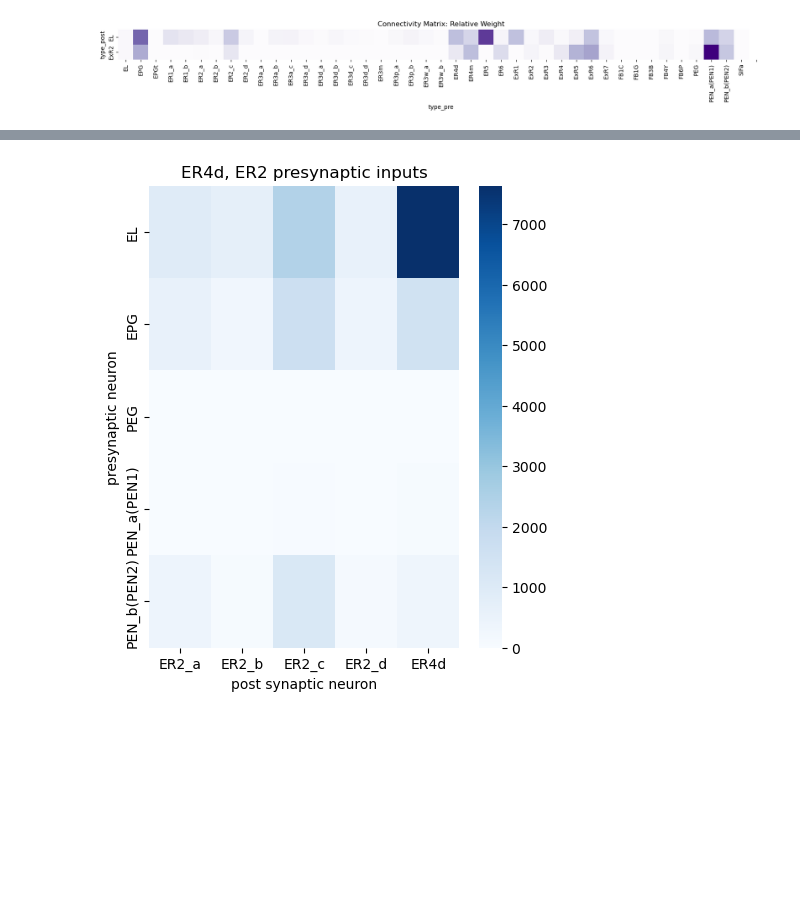
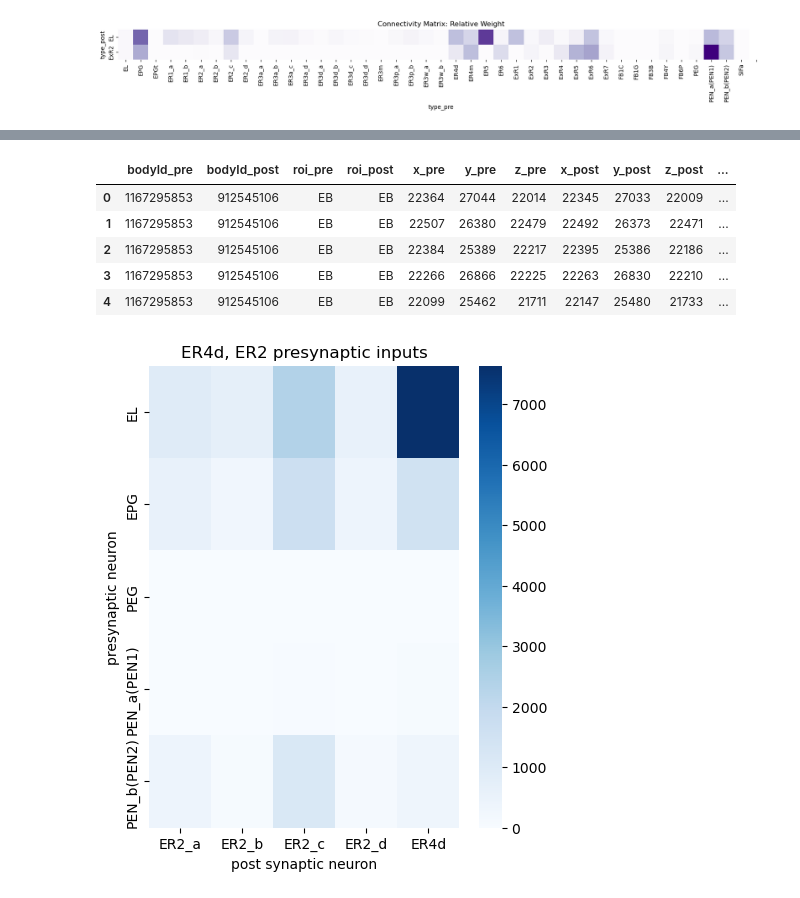
Before and after one commit to yfisher-lab/NeuromodPlasticity, a Jupyter notebook: Notebooks/connectomics_analysis/EL_connectomics.ipynb, the cells around one changed output, grey strips where cells are left out. Cells and saved outputs as stored; diff of their text form; code cells hidden in the pictures; blank space fills up the shorter version.

```diff
--- a/Notebooks/connectomics_analysis/EL_connectomics.ipynb
+++ b/Notebooks/connectomics_analysis/EL_connectomics.ipynb
@@ -138,0 +139,12 @@ RuntimeError: Please pass an integer body ID, not 'EB'
+# %%
+epg_query = NC(type=['EPG'], inputRois=['EB'])
+# neuron_df, conn_df = npt.fetch_adjacencies(ring_query, epg_query, rois=['EB'])
+conn_df = npt.fetch_synapse_connections(source_criteria=ring_query, target_criteria=epg_query)
+conn_df.head()
+# %% [output]
+|  | bodyId_pre | bodyId_post | roi_pre | roi_post | x_pre | y_pre | z_pre | x_post | y_post | z_post | ... |
+| 0 | 1167295853 | 912545106 | EB | EB | 22364 | 27044 | 22014 | 22345 | 27033 | 22009 | ... |
+| 1 | 1167295853 | 912545106 | EB | EB | 22507 | 26380 | 22479 | 22492 | 26373 | 22471 | ... |
+| 2 | 1167295853 | 912545106 | EB | EB | 22384 | 25389 | 22217 | 22395 | 25386 | 22186 | ... |
+| 3 | 1167295853 | 912545106 | EB | EB | 22266 | 26866 | 22225 | 22263 | 26830 | 22210 | ... |
+| 4 | 1167295853 | 912545106 | EB | EB | 22099 | 25462 | 21711 | 22147 | 25480 | 21733 | ... |
```
Also changed, not shown: parts of 13 cells of this notebook, 5 other files.
